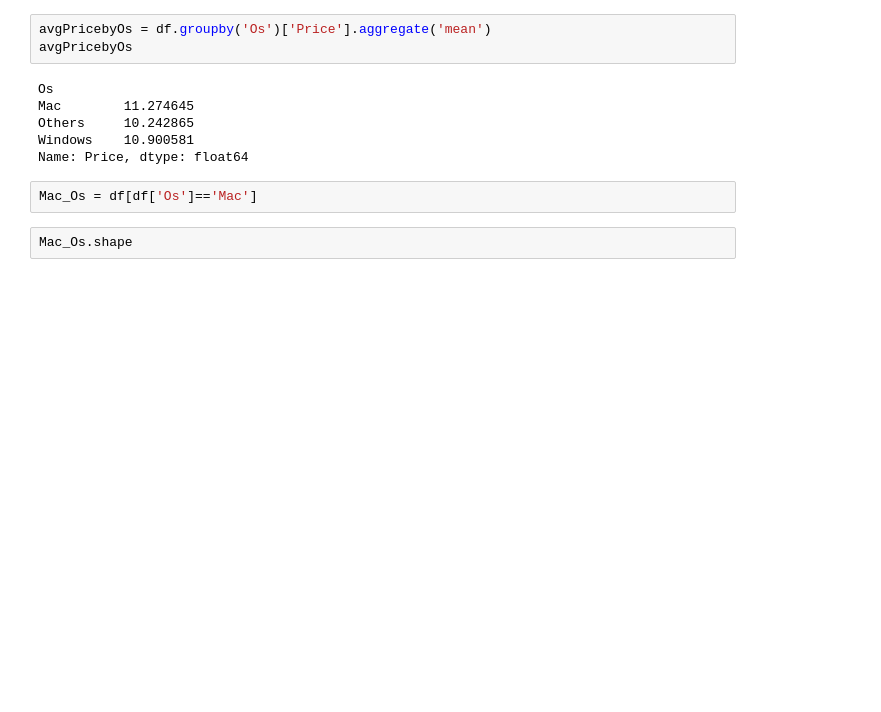
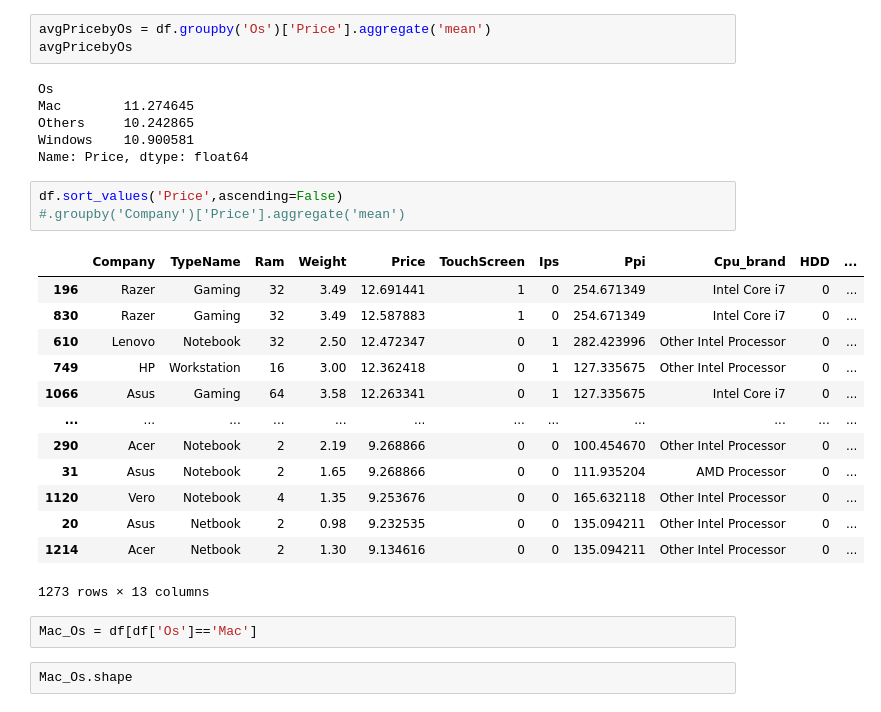
Before and after one commit to sha2992/Laptop-Price-Data, a Jupyter notebook: laptop-price-data-analysis-prediction.ipynb, the cells around one changed output. Cells and saved outputs as stored; diff of their text form; blank space fills up the shorter version.

Commit message:
Kaggle Notebook | Laptop Price Data Analysis & Prediction | Version 13

```diff
--- a/laptop-price-data-analysis-prediction.ipynb
+++ b/laptop-price-data-analysis-prediction.ipynb
@@ -242,6 +242,23 @@ Mac        11.274645
 Others     10.242865
 Windows    10.900581
 Name: Price, dtype: float64
+# %%
+df.sort_values('Price',ascending=False)
+#.groupby('Company')['Price'].aggregate('mean')
+# %% [output]
+|  | Company | TypeName | Ram | Weight | Price | TouchScreen | Ips | Ppi | Cpu_brand | HDD | ... |
+| 196 | Razer | Gaming | 32 | 3.49 | 12.691441 | 1 | 0 | 254.671349 | Intel Core i7 | 0 | ... |
+| 830 | Razer | Gaming | 32 | 3.49 | 12.587883 | 1 | 0 | 254.671349 | Intel Core i7 | 0 | ... |
+| 610 | Lenovo | Notebook | 32 | 2.50 | 12.472347 | 0 | 1 | 282.423996 | Other Intel Processor | 0 | ... |
+| 749 | HP | Workstation | 16 | 3.00 | 12.362418 | 0 | 1 | 127.335675 | Other Intel Processor | 0 | ... |
+| 1066 | Asus | Gaming | 64 | 3.58 | 12.263341 | 0 | 1 | 127.335675 | Intel Core i7 | 0 | ... |
+| ... | ... | ... | ... | ... | ... | ... | ... | ... | ... | ... | ... |
+| 290 | Acer | Notebook | 2 | 2.19 | 9.268866 | 0 | 0 | 100.454670 | Other Intel Processor | 0 | ... |
+| 31 | Asus | Notebook | 2 | 1.65 | 9.268866 | 0 | 0 | 111.935204 | AMD Processor | 0 | ... |
+| 1120 | Vero | Notebook | 4 | 1.35 | 9.253676 | 0 | 0 | 165.632118 | Other Intel Processor | 0 | ... |
+| 20 | Asus | Netbook | 2 | 0.98 | 9.232535 | 0 | 0 | 135.094211 | Other Intel Processor | 0 | ... |
+| 1214 | Acer | Netbook | 2 | 1.30 | 9.134616 | 0 | 0 | 135.094211 | Other Intel Processor | 0 | ... |
+1273 rows × 13 columns
 # %%
 Mac_Os = df[df['Os']=='Mac']
 # %%
```
